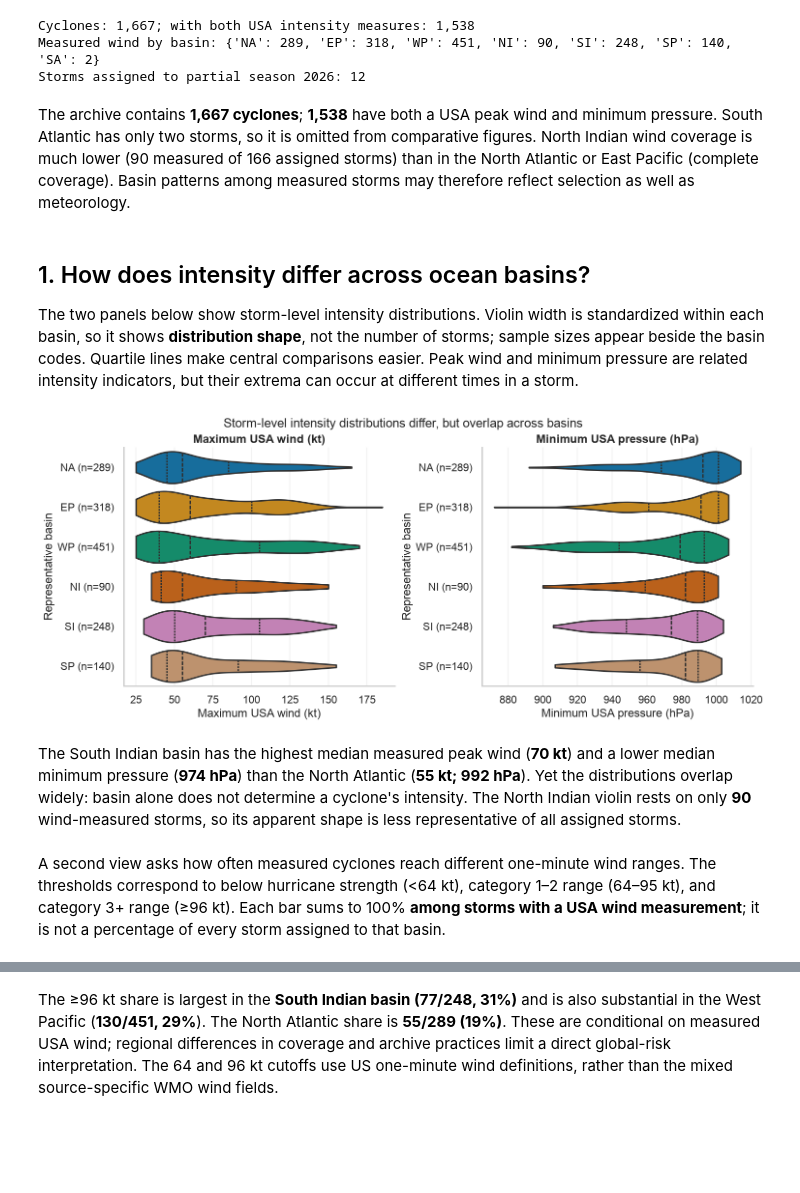
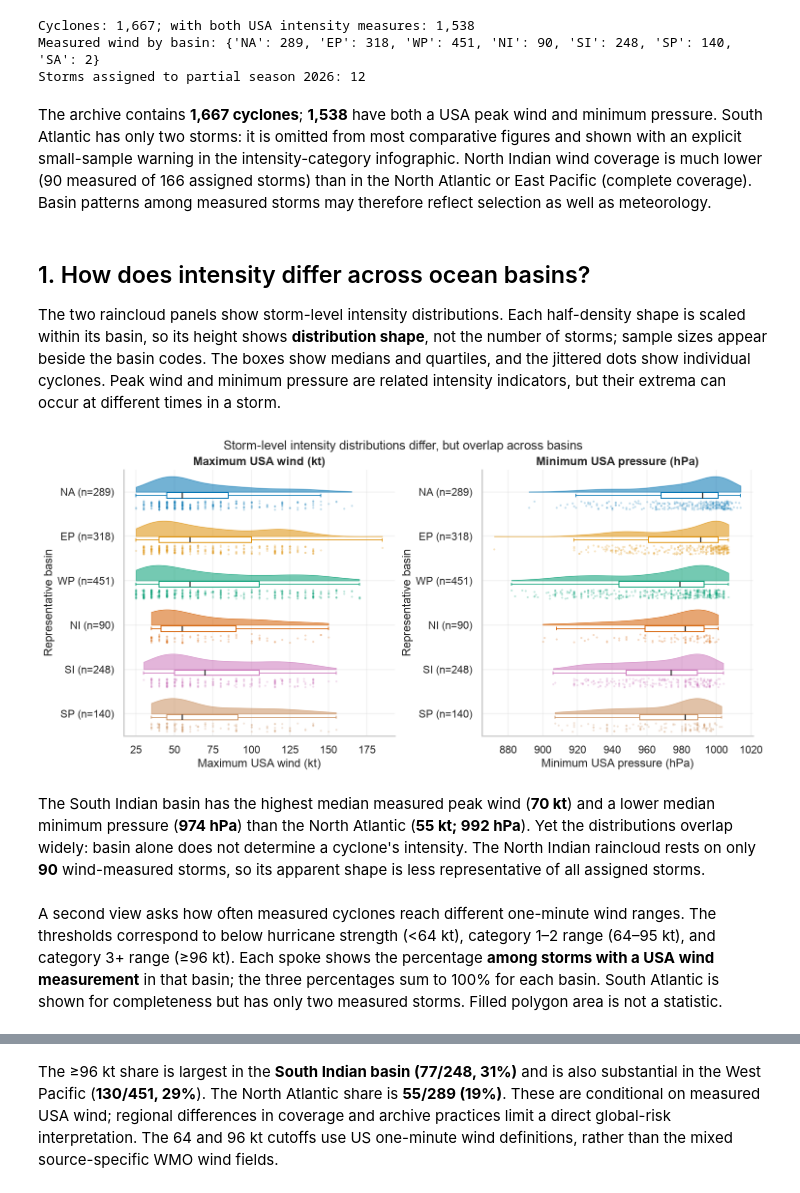
Before and after one commit to enxhi2222/tropical-cyclone-analysis, a Jupyter notebook: 03_data_analysis.ipynb, the cells around one changed output, grey strips where cells are left out. Cells and saved outputs as stored; diff of their text form; code cells hidden in the pictures; blank space fills up the shorter version.

Commit message:
refactor: intensity across ocean basins
Co-authored-by: enxhi2222 <enxhi.lamce@studenti.unimi.it>

```diff
--- a/03_data_analysis.ipynb
+++ b/03_data_analysis.ipynb
@@ -40,26 +40,36 @@ Cyclones: 1,667; with both USA intensity measures: 1,538
 Measured wind by basin: {'NA': 289, 'EP': 318, 'WP': 451, 'NI': 90, 'SI': 248, 'SP': 140, 'SA': 2}
 Storms assigned to partial season 2026: 12
 # %% [markdown]
-The archive contains **1,667 cyclones**; **1,538** have both a USA peak wind and minimum pressure. South Atlantic has only two storms, so it is omitted from comparative figures. North Indian wind coverage is much lower (90 measured of 166 assigned storms) than in the North Atlantic or East Pacific (complete coverage). Basin patterns among measured storms may therefore reflect selection as well as meteorology.
+The archive contains **1,667 cyclones**; **1,538** have both a USA peak wind and minimum pressure. South Atlantic has only two storms: it is omitted from most comparative figures and shown with an explicit small-sample warning in the intensity-category infographic. North Indian wind coverage is much lower (90 measured of 166 assigned storms) than in the North Atlantic or East Pacific (complete coverage). Basin patterns among measured storms may therefore reflect selection as well as meteorology.
 # %% [markdown]
 ## 1. How does intensity differ across ocean basins?
 
-The two panels below show storm-level intensity distributions. Violin width is standardized within each basin, so it shows **distribution shape**, not the number of storms; sample sizes appear beside the basin codes. Quartile lines make central comparisons easier. Peak wind and minimum pressure are related intensity indicators, but their extrema can occur at different times in a storm.
+The two raincloud panels show storm-level intensity distributions. Each half-density shape is scaled within its basin, so its height shows **distribution shape**, not the number of storms; sample sizes appear beside the basin codes. The boxes show medians and quartiles, and the jittered dots show individual cyclones. Peak wind and minimum pressure are related intensity indicators, but their extrema can occur at different times in a storm.
 # %%
 measured = storm_df.loc[storm_df.basin.isin(MAJOR_BASINS)].copy()
-fig,axes=plt.subplots(1,2,figsize=(13,5.5),constrained_layout=True)
-for ax,variable,label in zip(axes,["max_wind","min_pressure"],["Maximum USA wind (kt)","Minimum USA pressure (hPa)"]):
-    part=measured.dropna(subset=[variable])
-    sns.violinplot(data=part,y="basin",x=variable,order=MAJOR_BASINS,hue="basin",hue_order=MAJOR_BASINS,palette=BASIN_COLORS,legend=False,inner="quart",cut=0,density_norm="width",ax=ax)
-    sizes=part.groupby("basin").size().reindex(MAJOR_BASINS)
-    ax.set(ylabel="Representative basin",xlabel=label,title=label)
-    ax.set_yticks(np.arange(len(MAJOR_BASINS)),labels=[f"{b} (n={sizes[b]})" for b in MAJOR_BASINS])
-fig.suptitle("Storm-level intensity distributions differ, but overlap across basins",fontsize=16)
+fig, axes = plt.subplots(1, 2, figsize=(13, 6), constrained_layout=True)
+rng = np.random.default_rng(42)
+for ax, variable, label in zip(axes, ["max_wind", "min_pressure"], ["Maximum USA wind (kt)", "Minimum USA pressure (hPa)"]):
+    part = measured.dropna(subset=[variable])
+    sizes = part.groupby("basin").size().reindex(MAJOR_BASINS)
+    for i, basin in enumerate(MAJOR_BASINS):
+        values = part.loc[part.basin.eq(basin), variable].to_numpy()
+        color = BASIN_COLORS[basin]
+        violin = ax.violinplot(values, positions=[i], orientation="horizontal", side="low", widths=.7, showextrema=False)
+        violin["bodies"][0].set(facecolor=color, edgecolor=color, alpha=.55, linewidth=1)
+        ax.boxplot(values, positions=[i + .08], orientation="horizontal", widths=.12, patch_artist=True, showfliers=False, manage_ticks=False,
+                   boxprops={"facecolor":"white", "edgecolor":color, "linewidth":1.2}, medianprops={"color":"#202020", "linewidth":1.5},
+                   whiskerprops={"color":color, "linewidth":1}, capprops={"color":color, "linewidth":1})
+        ax.scatter(values, rng.uniform(i + .20, i + .40, len(values)), s=7, alpha=.24, color=color, linewidths=0, rasterized=True)
+    ax.set(ylabel="Representative basin", xlabel=label, title=label)
+    ax.set_yticks(np.arange(len(MAJOR_BASINS)), labels=[f"{b} (n={sizes[b]})" for b in MAJOR_BASINS])
+    ax.set_ylim(len(MAJOR_BASINS) - .5, -.5)
+fig.suptitle("Storm-level intensity distributions differ, but overlap across basins", fontsize=16)
 plt.show()
 # %% [output]
-[figure, old version]
+[figure, new version]
 # %% [markdown]
-The South Indian basin has the highest median measured peak wind (**70 kt**) and a lower median minimum pressure (**974 hPa**) than the North Atlantic (**55 kt; 992 hPa**). Yet the distributions overlap widely: basin alone does not determine a cyclone's intensity. The North Indian violin rests on only **90** wind-measured storms, so its apparent shape is less representative of all assigned storms.
+The South Indian basin has the highest median measured peak wind (**70 kt**) and a lower median minimum pressure (**974 hPa**) than the North Atlantic (**55 kt; 992 hPa**). Yet the distributions overlap widely: basin alone does not determine a cyclone's intensity. The North Indian raincloud rests on only **90** wind-measured storms, so its apparent shape is less representative of all assigned storms.
 # %% [markdown]
-A second view asks how often measured cyclones reach different one-minute wind ranges. The thresholds correspond to below hurricane strength (<64 kt), category 1–2 range (64–95 kt), and category 3+ range (≥96 kt). Each bar sums to 100% **among storms with a USA wind measurement**; it is not a percentage of every storm assigned to that basin.
+A second view asks how often measured cyclones reach different one-minute wind ranges. The thresholds correspond to below hurricane strength (<64 kt), category 1–2 range (64–95 kt), and category 3+ range (≥96 kt). Each spoke shows the percentage **among storms with a USA wind measurement** in that basin; the three percentages sum to 100% for each basin. South Atlantic is shown for completeness but has only two measured storms. Filled polygon area is not a statistic.
 # %%
```
Also changed, not shown: parts of 6 cells of this notebook, 1 other file.
